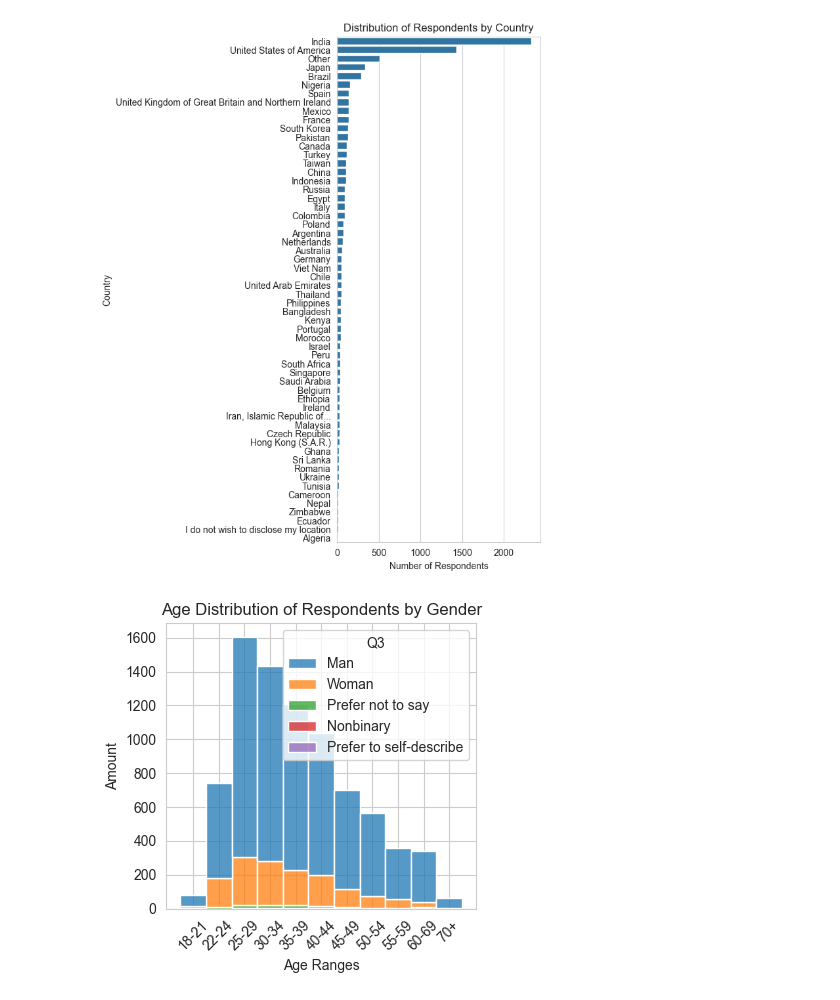
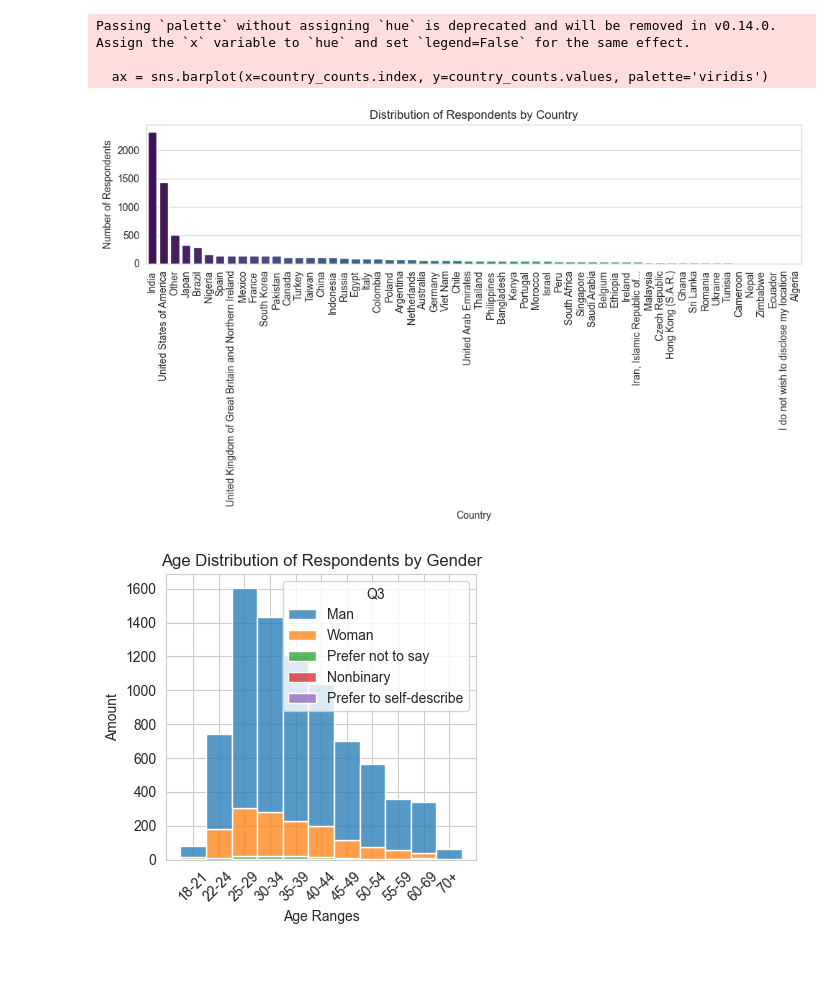
Before and after one commit to sourenpash/MIE162, a Jupyter notebook: Assignment 1/assignment_1.ipynb, the cells around one changed output. Saved outputs shown, nothing was run; the diff lists cells and outputs as text; code cells hidden in the pictures; blank space fills up the shorter version.

```diff
--- a/Assignment 1/assignment_1.ipynb
+++ b/Assignment 1/assignment_1.ipynb
@@ -34,16 +16,33 @@ max       NaN     NaN    NaN    NaN     NaN
 # %%
 #Q1
 # Setting the aesthetics for the plots
+# sns.set_style('whitegrid')
+
+# # 1. Distribution of respondents across countries
+# plt.figure(figsize=(4, 10))
+# country_order = df['Q4'].value_counts().index
+# sns.countplot(data=df, y='Q4', order=country_order)
+# plt.title('Distribution of Respondents by Country')
+# plt.xlabel('Number of Respondents')
+# plt.ylabel('Country')
+# plt.show()
+
 sns.set_style('whitegrid')
 
 # 1. Distribution of respondents across countries
-plt.figure(figsize=(4, 10))
-country_order = df['Q4'].value_counts().index
-sns.countplot(data=df, y='Q4', order=country_order)
+plt.figure(figsize=(10, 6))  # Adjust the figsize to make it horizontal and give more space
+country_counts = df['Q4'].value_counts()
+ax = sns.barplot(x=country_counts.index, y=country_counts.values, palette='viridis')
+
+# Rotate x-axis labels to 90 degrees
+ax.set_xticklabels(ax.get_xticklabels(), rotation=90)
+
 plt.title('Distribution of Respondents by Country')
-plt.xlabel('Number of Respondents')
-plt.ylabel('Country')
+plt.xlabel('Country')
+plt.ylabel('Number of Respondents')
+plt.tight_layout()  # Ensure proper spacing
 plt.show()
+
 
 # 2. Age distribution of the respondents
 # Mapping age ranges to representative values
@@ -104,34 +103,37 @@ if sort_legend:
                                           reverse=True))
 
 plt.legend(patches, labels, loc='center left', bbox_to_anchor=(-0.1, 1.), fontsize=8)
 
 # Increase the vertical space for the title by adjusting the 'y' position
 plt.title('Gender Distribution of Respondents', y=1.3)  # Adjust the y position of the title
 
 plt.tight_layout()
 plt.savefig('gender_piechart.png', bbox_inches='tight')
 
 
 
 
 
 #5 Programming language U Salary
 # Concatenating the columns Q12_1 to Q12_15 to get a single series
 programming_languages = df[['Q12_1', 'Q12_2', 'Q12_3', 'Q12_4', 'Q12_5', 'Q12_6', 'Q12_7', 'Q12_8', 'Q12_9', 'Q12_10', 'Q12_11', 'Q12_12', 'Q12_13', 'Q12_14', 'Q12_15']].stack()
 
 # Getting the frequency of each language
 language_counts = programming_languages.value_counts()
 
 # Plotting the series as a bar chart
 plt.figure(figsize=(4, 4))
 language_counts.plot(kind='bar', color='skyblue')
 plt.title('Distribution of Programming Languages Used by Respondents')
 plt.xlabel('Programming Languages')
 plt.ylabel('Number of Respondents')
 plt.tight_layout()
 plt.show()
 # %% [output]
+Passing `palette` without assigning `hue` is deprecated and will be removed in v0.14.0. Assign the `x` variable to `hue` and set `legend=False` for the same effect.
+
+  ax = sns.barplot(x=country_counts.index, y=country_counts.values, palette='viridis')
-[figure, old version]
+[figure, new version]
 [figure]
 [figure]
 [figure]
```
Also changed, not shown: parts of 6 cells of this notebook.
